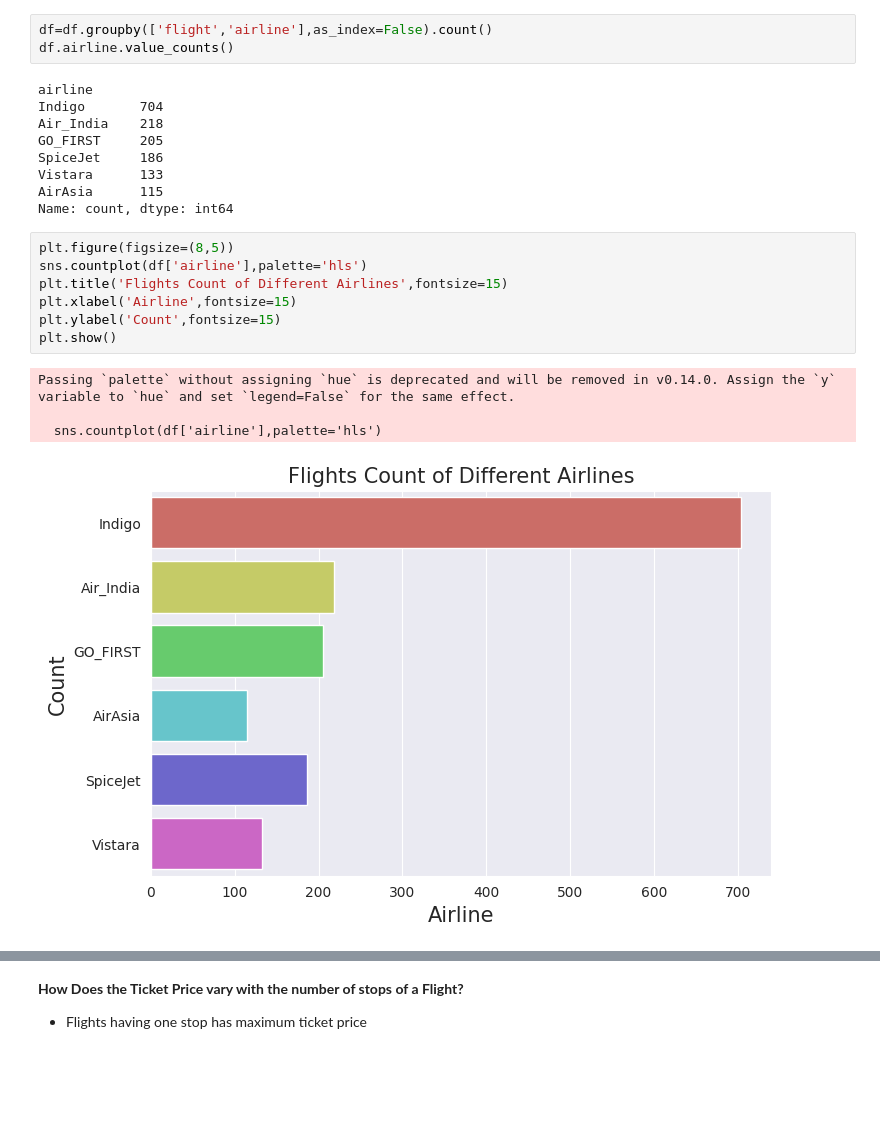
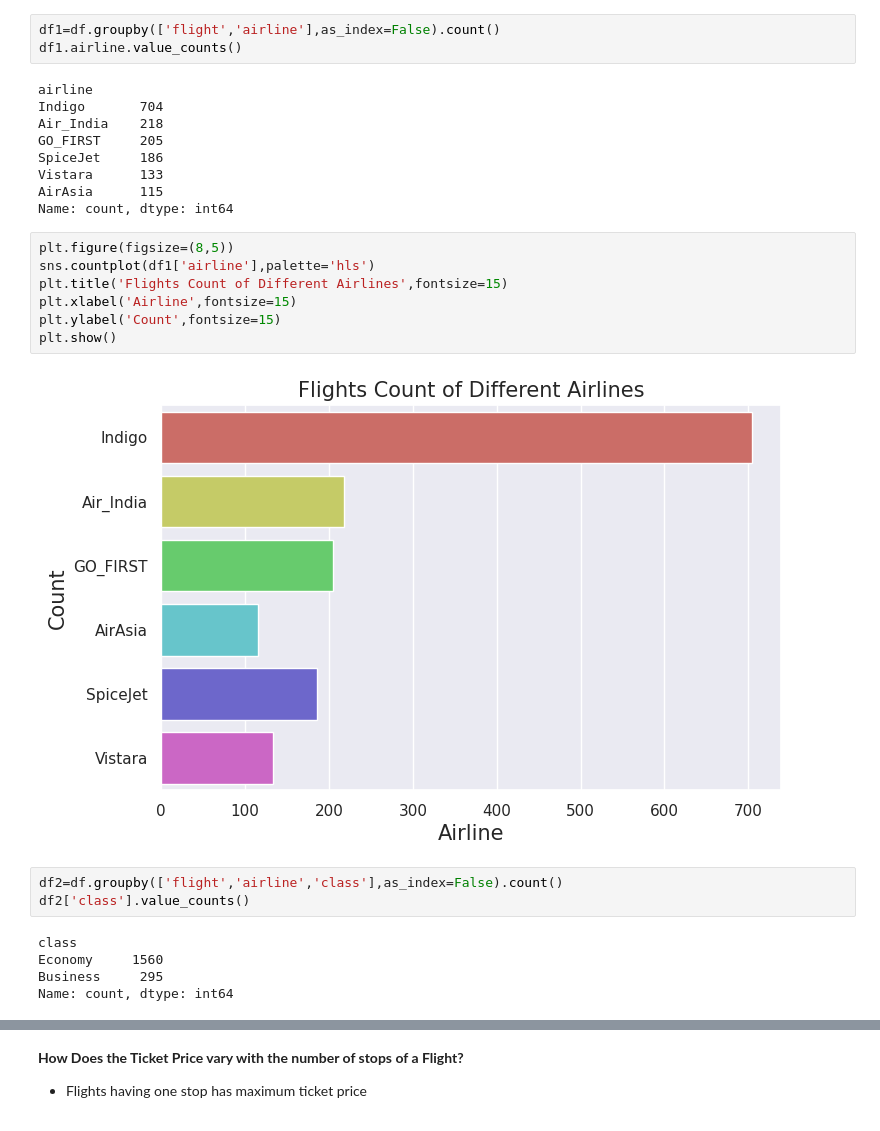
Before and after one commit to SavinduWickr/Flight_Price-Delay_Prediction, a Jupyter notebook: Price_Prediction/EDA_Flight_Price_old.ipynb, the cells around one changed output, grey strips where cells are left out. Saved outputs shown, nothing was run; the diff lists cells and outputs as text; blank space fills up the shorter version.

```diff
--- a/Price_Prediction/EDA_Flight_Price_old.ipynb
+++ b/Price_Prediction/EDA_Flight_Price_old.ipynb
@@ -65,8 +66,8 @@ df.shape
 # %% [output]
 (300153, 11)
 # %%
-df=df.groupby(['flight','airline'],as_index=False).count()
-df.airline.value_counts()
+df1=df.groupby(['flight','airline'],as_index=False).count()
+df1.airline.value_counts()
 # %% [output]
 airline
 Indigo       704
@@ -78,14 +79,19 @@ AirAsia      115
 Name: count, dtype: int64
 # %%
 plt.figure(figsize=(8,5))
-sns.countplot(df['airline'],palette='hls')
+sns.countplot(df1['airline'],palette='hls')
 plt.title('Flights Count of Different Airlines',fontsize=15)
 plt.xlabel('Airline',fontsize=15)
 plt.ylabel('Count',fontsize=15)
 plt.show()
 # %% [output]
-Passing `palette` without assigning `hue` is deprecated and will be removed in v0.14.0. Assign the `y` variable to `hue` and set `legend=False` for the same effect.
-
-  sns.countplot(df['airline'],palette='hls')
-[figure, old version]
+[figure, new version]
+# %%
+df2=df.groupby(['flight','airline','class'],as_index=False).count()
+df2['class'].value_counts()
+# %% [output]
+class
+Economy     1560
+Business     295
+Name: count, dtype: int64
 # %%
```
Also changed, not shown: parts of 19 cells of this notebook, 2 other files.
